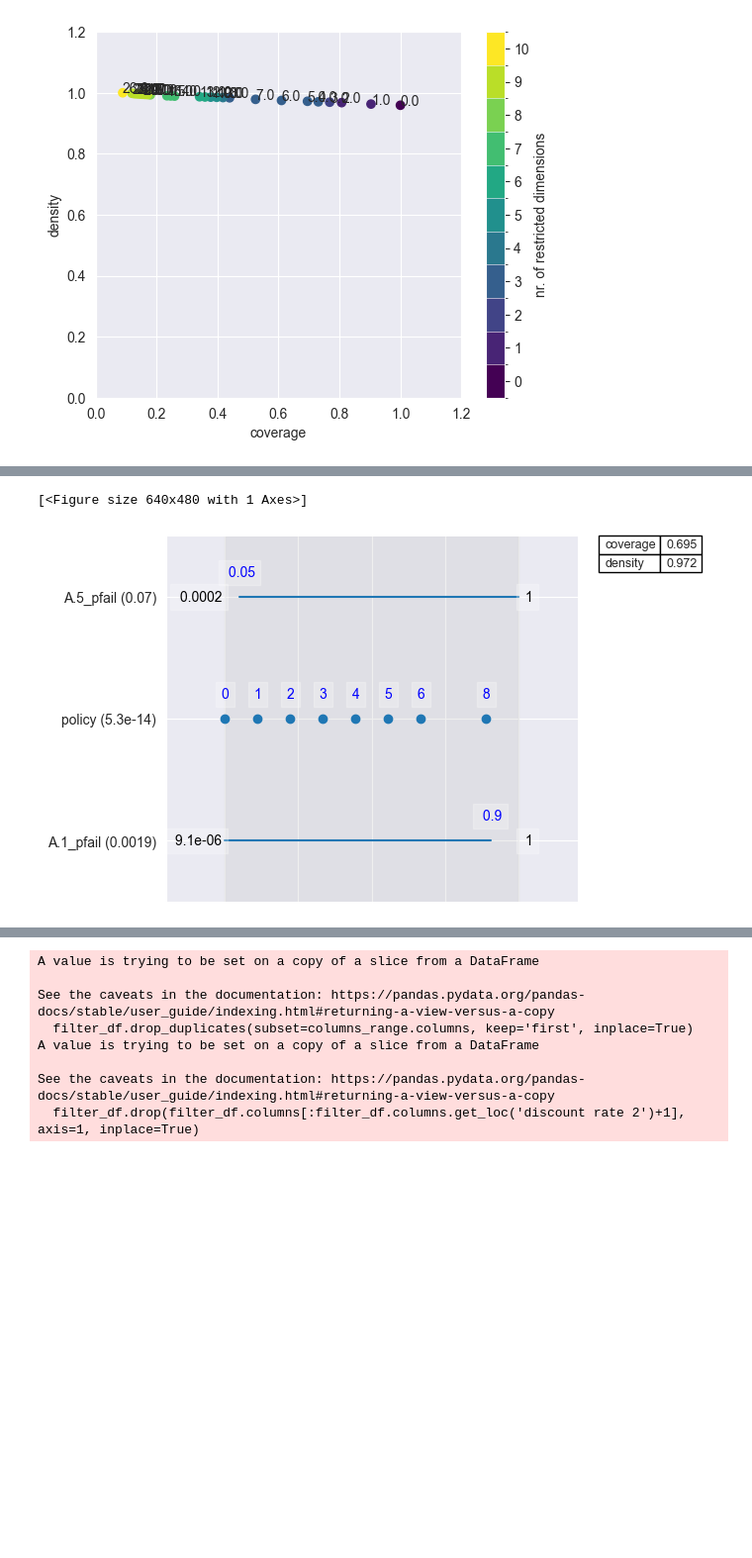
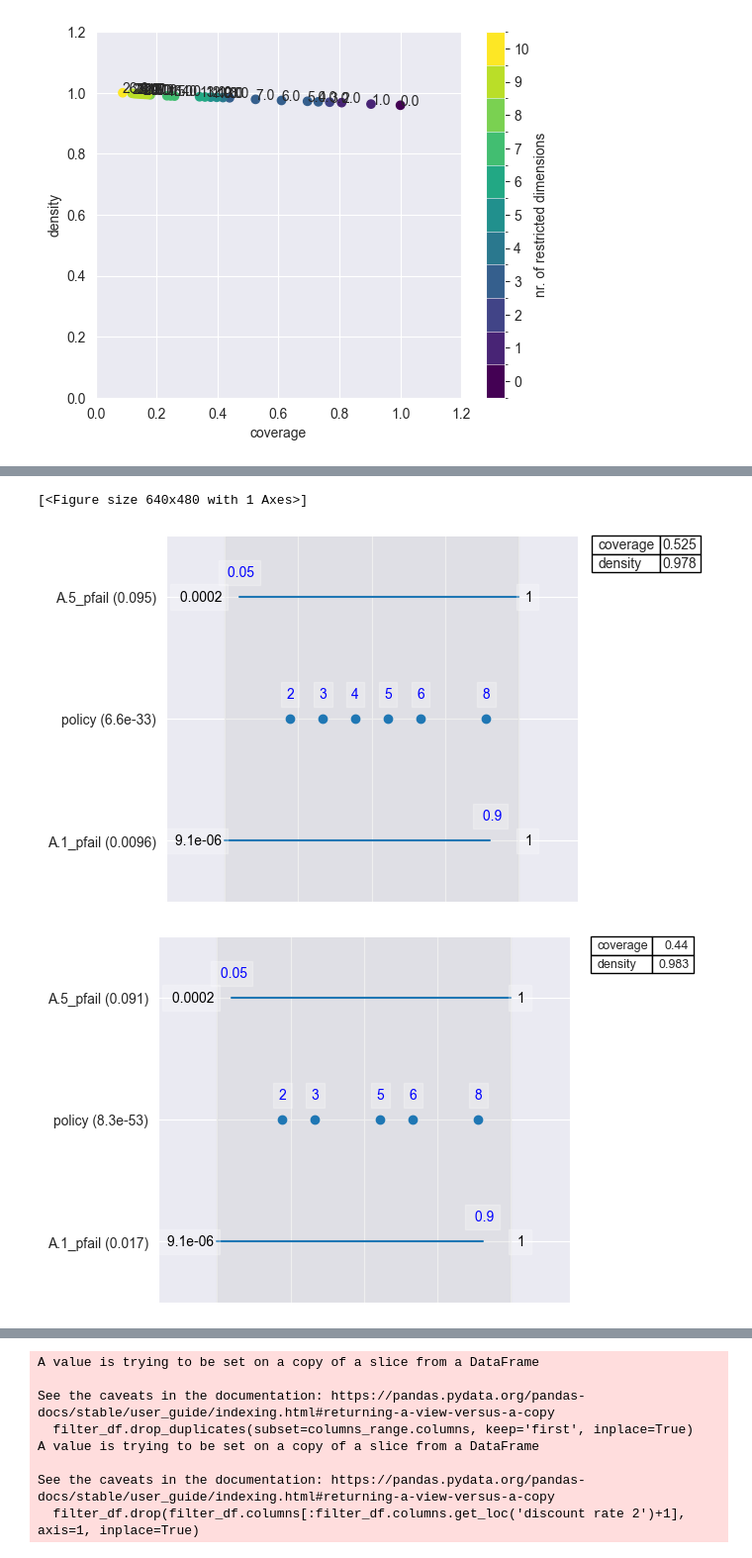
Before and after one commit to florihu/MBDM_Group5, a Jupyter notebook: scenario_discovery_PRIM.ipynb, the cells around one changed output, grey strips where cells are left out. Shown at 99% size. Cells and saved outputs as stored; diff of their text form; code cells hidden in the pictures; blank space fills up the shorter version.

```diff
--- a/scenario_discovery_PRIM.ipynb
+++ b/scenario_discovery_PRIM.ipynb
@@ -422,0 +435,3 @@ A.5_pfail       NaN
+# %%
+point = 10
+box2.inspect(point)
@@ -423,8 +455,10 @@ A.5_pfail       NaN
 # %%
 box2.inspect(point,style='graph')
+box2.inspect(8,style='graph')
 # %% [output]
 [<Figure size 640x480 with 1 Axes>]
-[figure, old version]
+[figure, new version]
+[figure, added]
 # %% [markdown]
 what does this say us?
 
```
Also changed, not shown: parts of 20 cells of this notebook, 8 other files.
